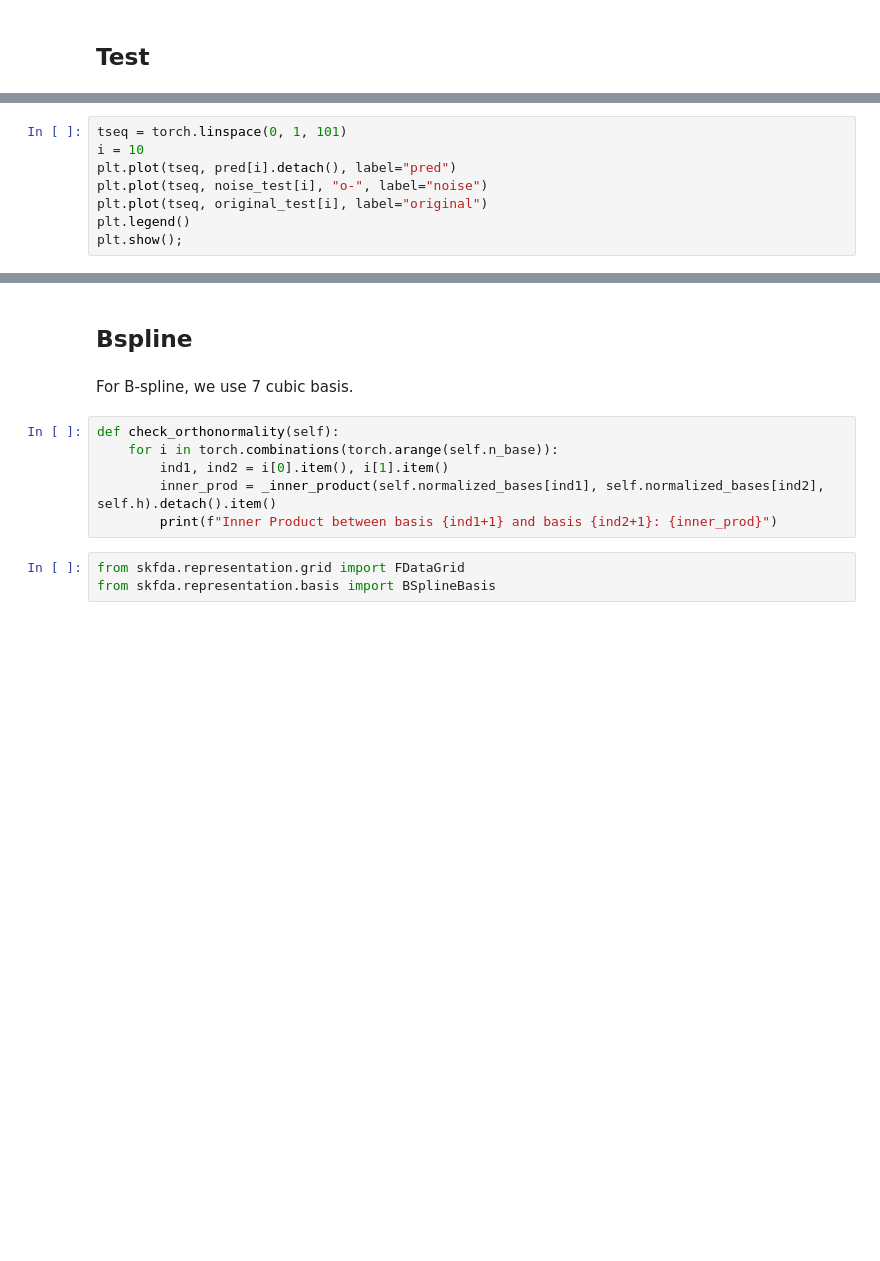
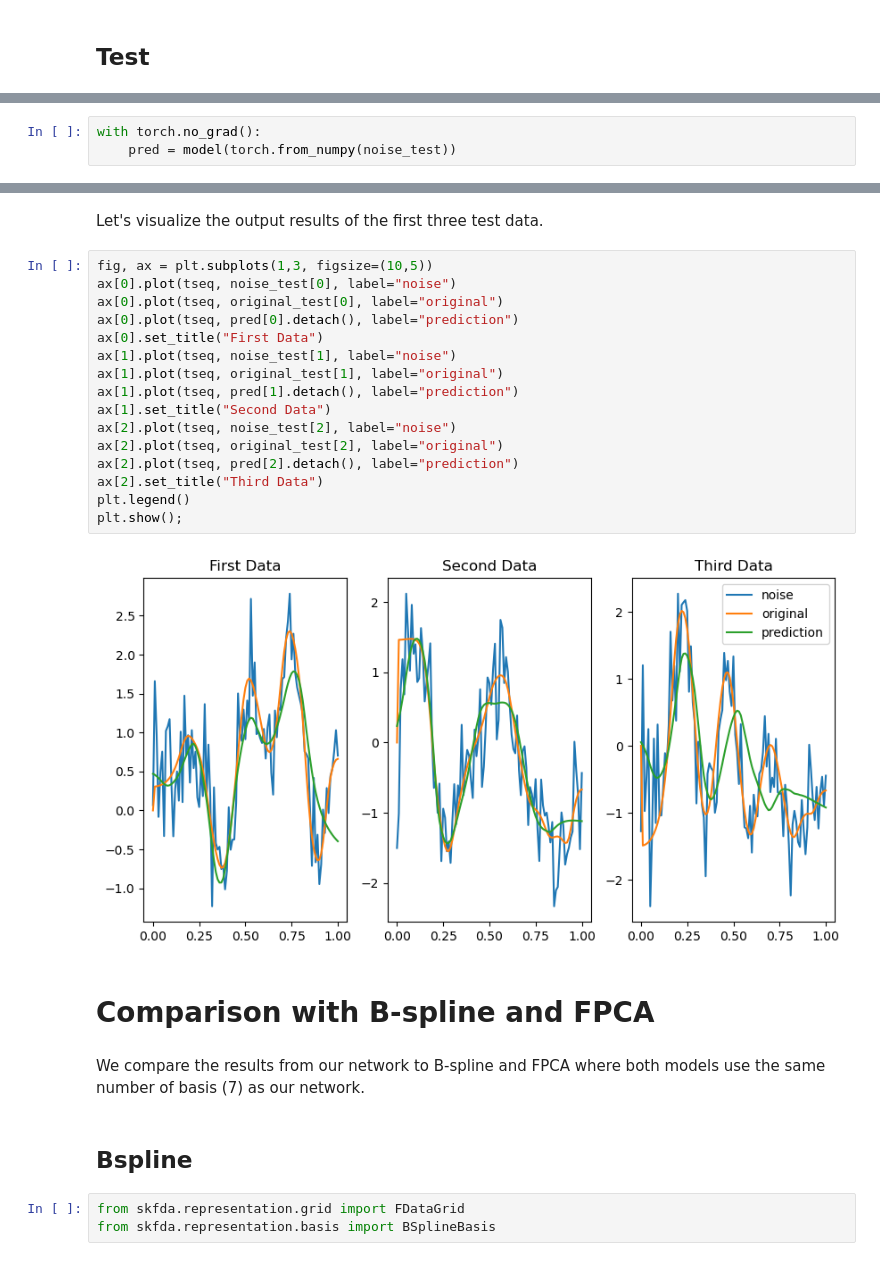
Before and after one commit to bossacode/FDA, a Jupyter notebook: MyAdaFNN.ipynb, the cells around one changed output, grey strips where cells are left out. Saved outputs shown, nothing was run; the diff lists cells and outputs as text; blank space fills up the shorter version.

```diff
--- a/MyAdaFNN.ipynb
+++ b/MyAdaFNN.ipynb
@@ -192,8 +179,0 @@ NameError: name 'model' is not defined
-# %%
-tseq = torch.linspace(0, 1, 101)
-i = 10
-plt.plot(tseq, pred[i].detach(), label="pred")
-plt.plot(tseq, noise_test[i], "o-", label="noise")
-plt.plot(tseq, original_test[i], label="original")
-plt.legend()
-plt.show();
@@ -201,0 +182,3 @@ TypeError: 'int' object is not callable
+# %%
+with torch.no_grad():
+    pred = model(torch.from_numpy(noise_test))
@@ -202,13 +191,29 @@ TypeError: 'int' object is not callable
+# %% [markdown]
+Let's visualize the output results of the first three test data.
+# %%
+fig, ax = plt.subplots(1,3, figsize=(10,5))
+ax[0].plot(tseq, noise_test[0], label="noise")
+ax[0].plot(tseq, original_test[0], label="original")
+ax[0].plot(tseq, pred[0].detach(), label="prediction")
+ax[0].set_title("First Data")
+ax[1].plot(tseq, noise_test[1], label="noise")
+ax[1].plot(tseq, original_test[1], label="original")
+ax[1].plot(tseq, pred[1].detach(), label="prediction")
+ax[1].set_title("Second Data")
+ax[2].plot(tseq, noise_test[2], label="noise")
+ax[2].plot(tseq, original_test[2], label="original")
+ax[2].plot(tseq, pred[2].detach(), label="prediction")
+ax[2].set_title("Third Data")
+plt.legend()
+plt.show();
+# %% [output]
+[figure, added]
+# %% [markdown]
+# Comparison with B-spline and FPCA
+# %% [markdown]
+We compare the results from our network to B-spline and FPCA where both models use the same number of basis (7) as our network.
 # %% [markdown]
 ## Bspline
-# %% [markdown]
-For B-spline, we use 7 cubic basis.
-# %%
-def check_orthonormality(self):
-    for i in torch.combinations(torch.arange(self.n_base)):
-        ind1, ind2 = i[0].item(), i[1].item()
-        inner_prod = _inner_product(self.normalized_bases[ind1], self.normalized_bases[ind2], self.h).detach().item()
-        print(f"Inner Product between basis {ind1+1} and basis {ind2+1}: {inner_prod}")
 # %%
 from skfda.representation.grid import FDataGrid
 from skfda.representation.basis import BSplineBasis
```
Also changed, not shown: parts of 42 cells of this notebook, 2 other files.
